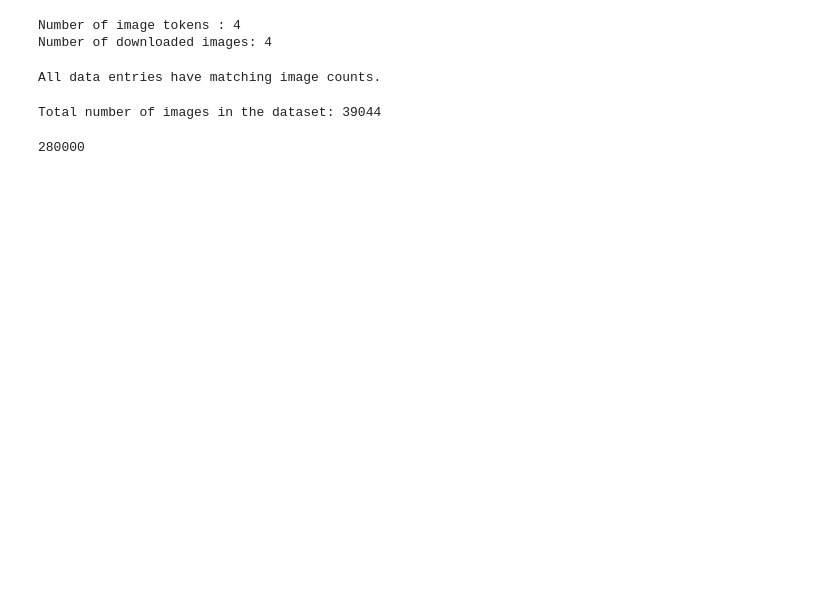
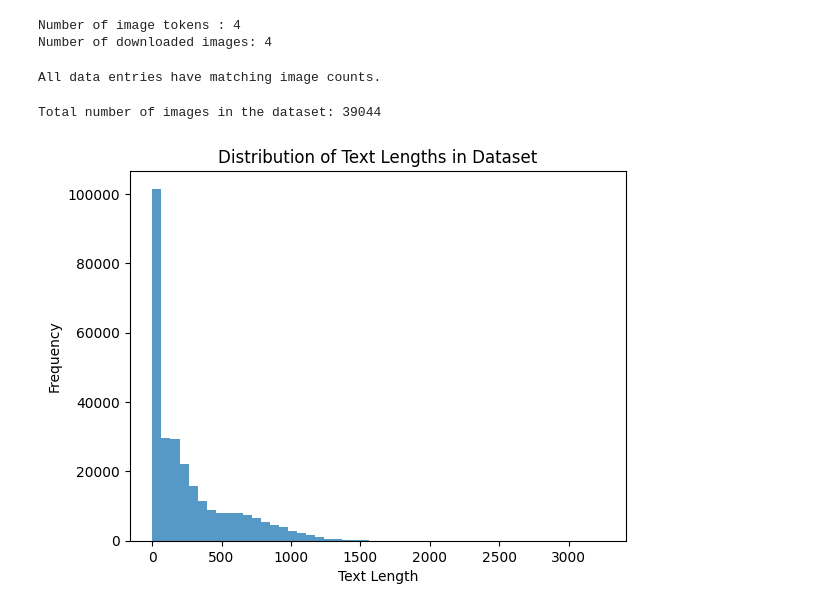
Before and after one commit to SnowNation101/NYX, a Jupyter notebook: data_generation/check_data.ipynb, the cells around one changed output. Drawn from its saved outputs; the diff is of its cells as text; code cells hidden in the pictures; blank space fills up the shorter version.

```diff
--- a/data_generation/check_data.ipynb
+++ b/data_generation/check_data.ipynb
@@ -31,0 +43,7 @@ dataset[0]
+# %%
+for data in dataset:
+    if len(data['text']) > 10000:
+        print(data['text'])
+        print("===" * 20)
+        print(data['images'])
+        break
@@ -58,7 +99,14 @@ Total number of images in the dataset: 39044
 # %%
 from datasets import load_dataset
 mmE5_dataset_retrieval = load_dataset("/fs/archive/share/mm_datasets/mmE5/mmE5-synthetic", "Retrieval", split="train")
-# %%
-len(mmE5_dataset_retrieval)
-# %% [output]
-280000
+# %%
+len(mmE5_dataset_retrieval)
+
+text_lengths = [len(data['pos_text']) for data in mmE5_dataset_retrieval]
+plt.hist(text_lengths, bins=50, alpha=0.75)
+plt.xlabel('Text Length')
+plt.ylabel('Frequency')
+plt.title('Distribution of Text Lengths in Dataset')
+plt.show()
+# %% [output]
+[figure, added]
```
Also changed, not shown: parts of 3 cells of this notebook.
